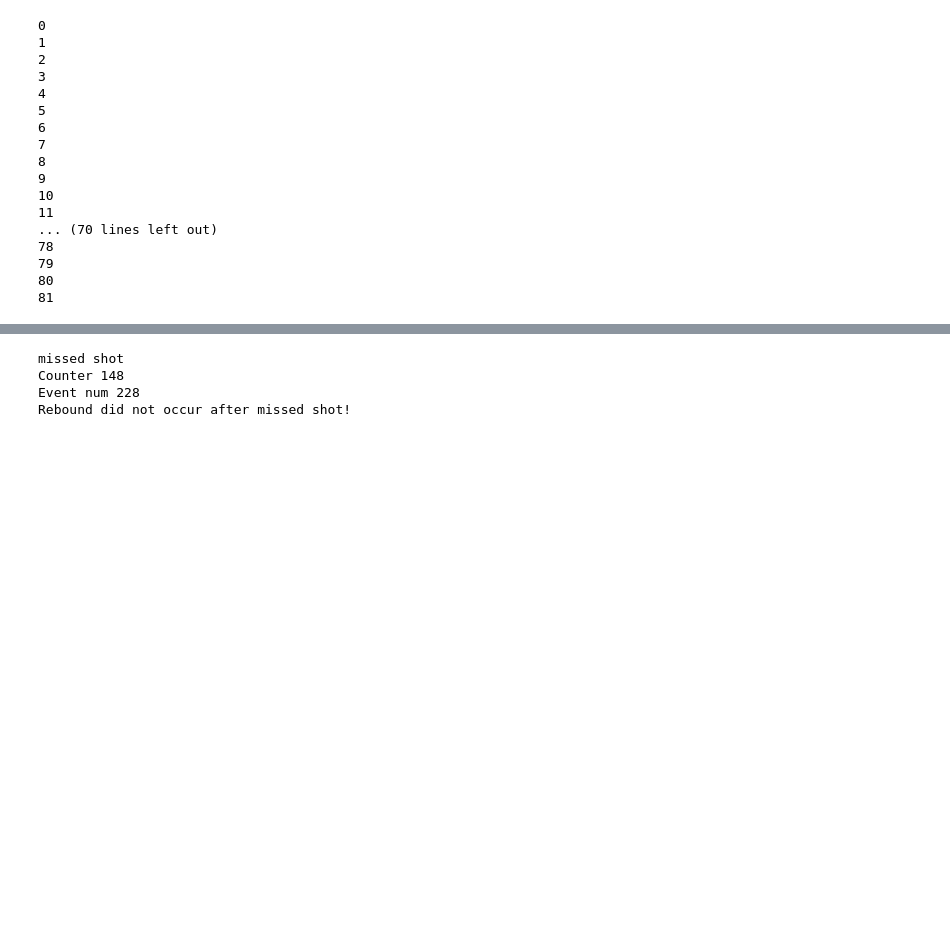
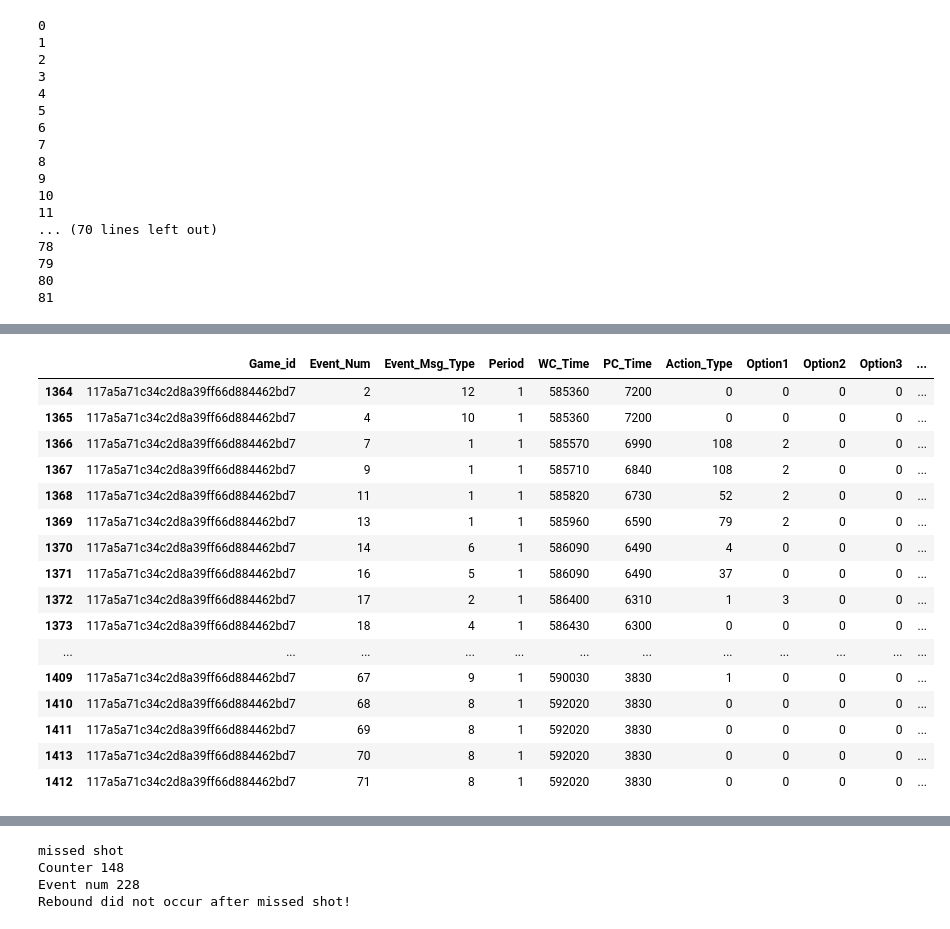
Before and after one commit to wpouse/NBA, a Jupyter notebook: Hackathon Prompt/NBAPlayerRatings.ipynb, the cells around one changed output, grey strips where cells are left out. Cells and saved outputs as stored; diff of their text form; code cells hidden in the pictures; blank space fills up the shorter version.

```diff
--- a/Hackathon Prompt/NBAPlayerRatings.ipynb
+++ b/Hackathon Prompt/NBAPlayerRatings.ipynb
@@ -707,3 +922,23 @@ gamePlayByPlay[180:200]
+# %%
+gamePlayByPlay[:50]
+# %% [output]
+|  | Game_id | Event_Num | Event_Msg_Type | Period | WC_Time | PC_Time | Action_Type | Option1 | Option2 | Option3 | ... |
+| 1364 | 117a5a71c34c2d8a39ff66d884462bd7 | 2 | 12 | 1 | 585360 | 7200 | 0 | 0 | 0 | 0 | ... |
+| 1365 | 117a5a71c34c2d8a39ff66d884462bd7 | 4 | 10 | 1 | 585360 | 7200 | 0 | 0 | 0 | 0 | ... |
+| 1366 | 117a5a71c34c2d8a39ff66d884462bd7 | 7 | 1 | 1 | 585570 | 6990 | 108 | 2 | 0 | 0 | ... |
+| 1367 | 117a5a71c34c2d8a39ff66d884462bd7 | 9 | 1 | 1 | 585710 | 6840 | 108 | 2 | 0 | 0 | ... |
+| 1368 | 117a5a71c34c2d8a39ff66d884462bd7 | 11 | 1 | 1 | 585820 | 6730 | 52 | 2 | 0 | 0 | ... |
+| 1369 | 117a5a71c34c2d8a39ff66d884462bd7 | 13 | 1 | 1 | 585960 | 6590 | 79 | 2 | 0 | 0 | ... |
+| 1370 | 117a5a71c34c2d8a39ff66d884462bd7 | 14 | 6 | 1 | 586090 | 6490 | 4 | 0 | 0 | 0 | ... |
+| 1371 | 117a5a71c34c2d8a39ff66d884462bd7 | 16 | 5 | 1 | 586090 | 6490 | 37 | 0 | 0 | 0 | ... |
+| 1372 | 117a5a71c34c2d8a39ff66d884462bd7 | 17 | 2 | 1 | 586400 | 6310 | 1 | 3 | 0 | 0 | ... |
+| 1373 | 117a5a71c34c2d8a39ff66d884462bd7 | 18 | 4 | 1 | 586430 | 6300 | 0 | 0 | 0 | 0 | ... |
+| ... | ... | ... | ... | ... | ... | ... | ... | ... | ... | ... | ... |
+| 1409 | 117a5a71c34c2d8a39ff66d884462bd7 | 67 | 9 | 1 | 590030 | 3830 | 1 | 0 | 0 | 0 | ... |
+| 1410 | 117a5a71c34c2d8a39ff66d884462bd7 | 68 | 8 | 1 | 592020 | 3830 | 0 | 0 | 0 | 0 | ... |
+| 1411 | 117a5a71c34c2d8a39ff66d884462bd7 | 69 | 8 | 1 | 592020 | 3830 | 0 | 0 | 0 | 0 | ... |
+| 1413 | 117a5a71c34c2d8a39ff66d884462bd7 | 70 | 8 | 1 | 592020 | 3830 | 0 | 0 | 0 | 0 | ... |
+| 1412 | 117a5a71c34c2d8a39ff66d884462bd7 | 71 | 8 | 1 | 592020 | 3830 | 0 | 0 | 0 | 0 | ... |
 # %%
 gamePlayByPlay[445:]
 # %%
```
Also changed, not shown: parts of 15 cells of this notebook, 2 other files.
